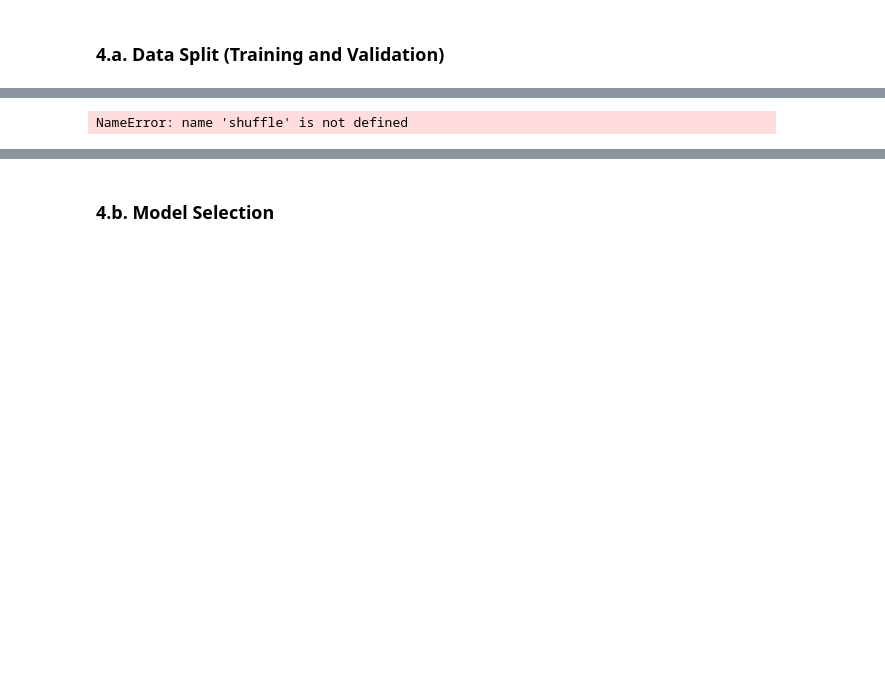
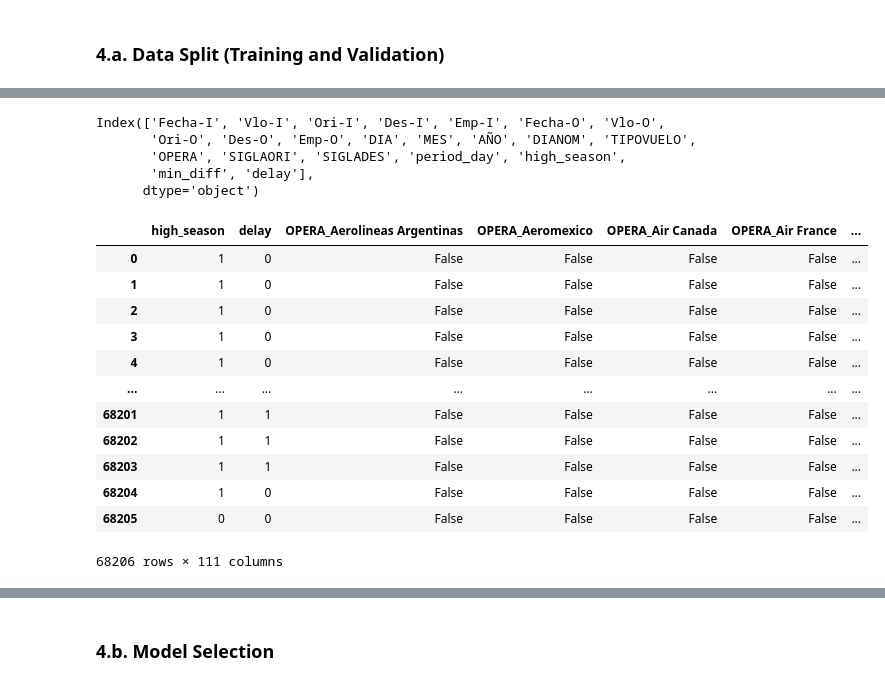
Before and after one commit to juanchate/mle_challenge, a Jupyter notebook: challenge/exploration.ipynb, the cells around one changed output, grey strips where cells are left out. Saved outputs shown, nothing was run; the diff lists cells and outputs as text; code cells hidden in the pictures; blank space fills up the shorter version.

```diff
--- a/challenge/exploration.ipynb
+++ b/challenge/exploration.ipynb
@@ -429,4 +427,8 @@ ModuleNotFoundError: No module named 'sklearn'
-# %%
-training_data = shuffle(data[['OPERA', 'MES', 'TIPOVUELO', 'SIGLADES', 'DIANOM', 'delay']], random_state = 111)
-# %% [output]
-NameError: name 'shuffle' is not defined
+# %%
+data.columns
+# %% [output]
+Index(['Fecha-I', 'Vlo-I', 'Ori-I', 'Des-I', 'Emp-I', 'Fecha-O', 'Vlo-O',
+       'Ori-O', 'Des-O', 'Emp-O', 'DIA', 'MES', 'AÑO', 'DIANOM', 'TIPOVUELO',
+       'OPERA', 'SIGLAORI', 'SIGLADES', 'period_day', 'high_season',
+       'min_diff', 'delay'],
+      dtype='object')
@@ -433,3 +447,19 @@ NameError: name 'shuffle' is not defined
+# %%
+features
+# %% [output]
+|  | high_season | delay | OPERA_Aerolineas Argentinas | OPERA_Aeromexico | OPERA_Air Canada | OPERA_Air France | ... |
+| 0 | 1 | 0 | False | False | False | False | ... |
+| 1 | 1 | 0 | False | False | False | False | ... |
+| 2 | 1 | 0 | False | False | False | False | ... |
+| 3 | 1 | 0 | False | False | False | False | ... |
+| 4 | 1 | 0 | False | False | False | False | ... |
+| ... | ... | ... | ... | ... | ... | ... | ... |
+| 68201 | 1 | 1 | False | False | False | False | ... |
+| 68202 | 1 | 1 | False | False | False | False | ... |
+| 68203 | 1 | 1 | False | False | False | False | ... |
+| 68204 | 1 | 0 | False | False | False | False | ... |
+| 68205 | 0 | 0 | False | False | False | False | ... |
+68206 rows × 111 columns
 # %%
 features = pd.concat([
     pd.get_dummies(data['OPERA'], prefix = 'OPERA'),
```
Also changed, not shown: parts of 32 cells of this notebook.
